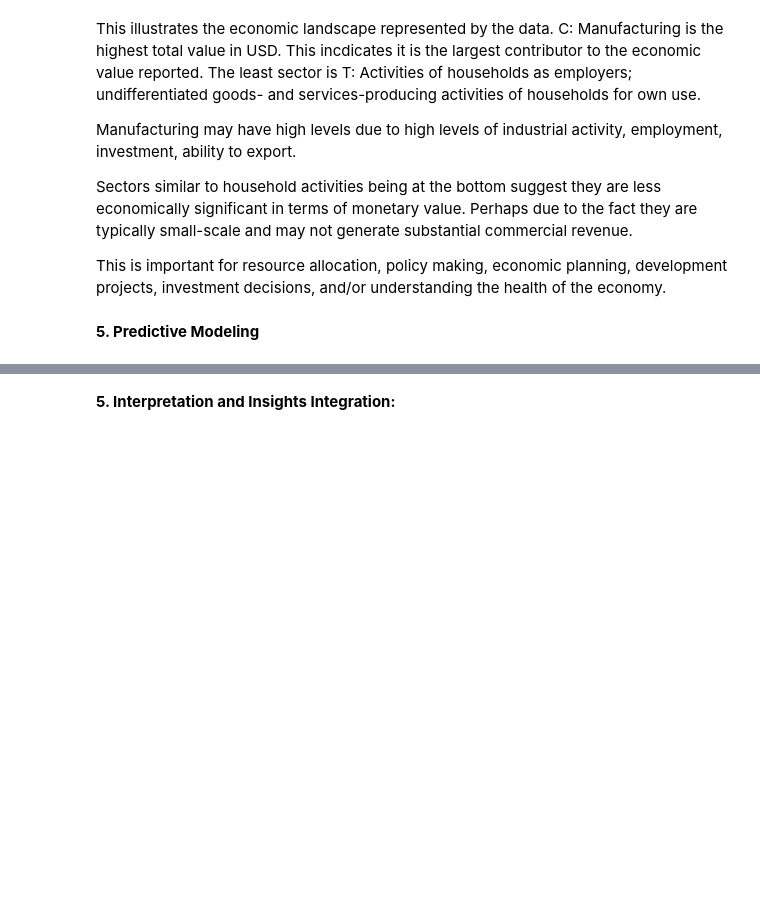
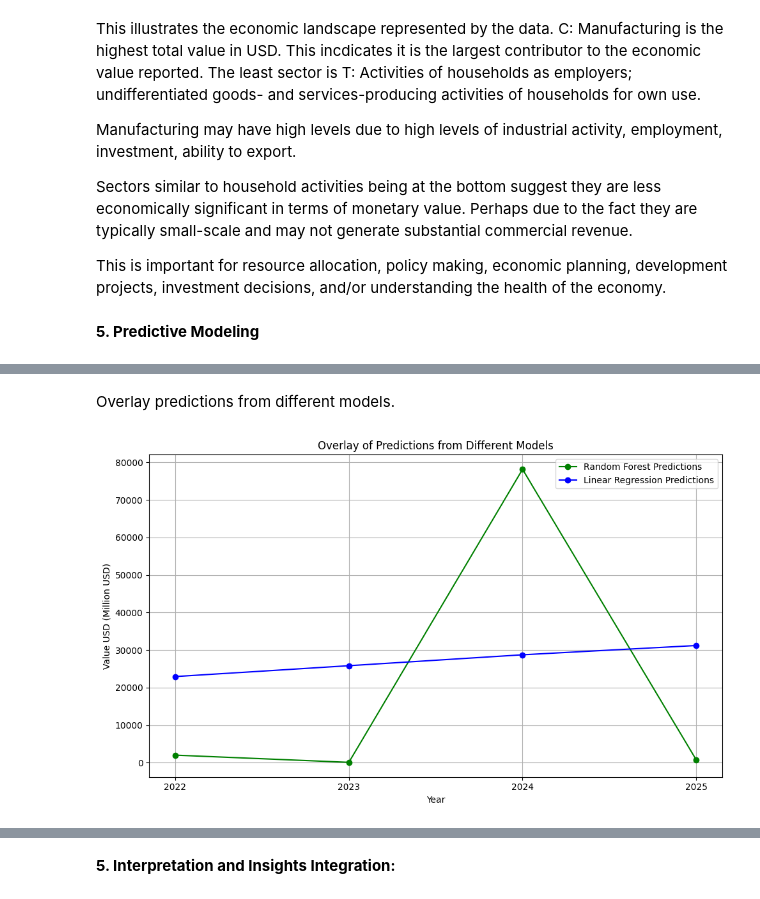
Before and after one commit to klbailey/ADA, a Jupyter notebook: Capstone.ipynb, the cells around one changed output, grey strips where cells are left out. Drawn from its saved outputs; the diff is of its cells as text; code cells hidden in the pictures; blank space fills up the shorter version.

```diff
--- a/Capstone.ipynb
+++ b/Capstone.ipynb
@@ -1639,0 +1383,27 @@ These predictions are potential future trends for the 3 countries in terms of ec
+# %%
+from sklearn.linear_model import LinearRegression
+
+# Train a Linear Regression model
+linear_reg = LinearRegression()
+linear_reg.fit(X_train, y_train)
+
+# Predict using the Linear Regression model
+linear_predictions = linear_reg.predict(new_data_df)
+# %% [markdown]
+Overlay predictions from different models.
+# %%
+# Assuming 'predicted_values_future' contains the Random Forest predictions
+# Plotting predictions from both models
+plt.figure(figsize=(10, 6))
+plt.plot(future_years, predicted_values_future, marker='o', linestyle='-', color='g', label='Random Forest Predictions')
+plt.plot(future_years, linear_predictions, marker='o', linestyle='-', color='b', label='Linear Regression Predictions')
+plt.title('Overlay of Predictions from Different Models')
+plt.xlabel('Year')
+plt.ylabel('Value USD (Million USD)')
+plt.xticks(future_years)
+plt.legend()
+plt.grid(True)
+plt.tight_layout()
+plt.show()
+# %% [output]
+[figure, added]
```
Also changed, not shown: parts of 31 cells of this notebook.
